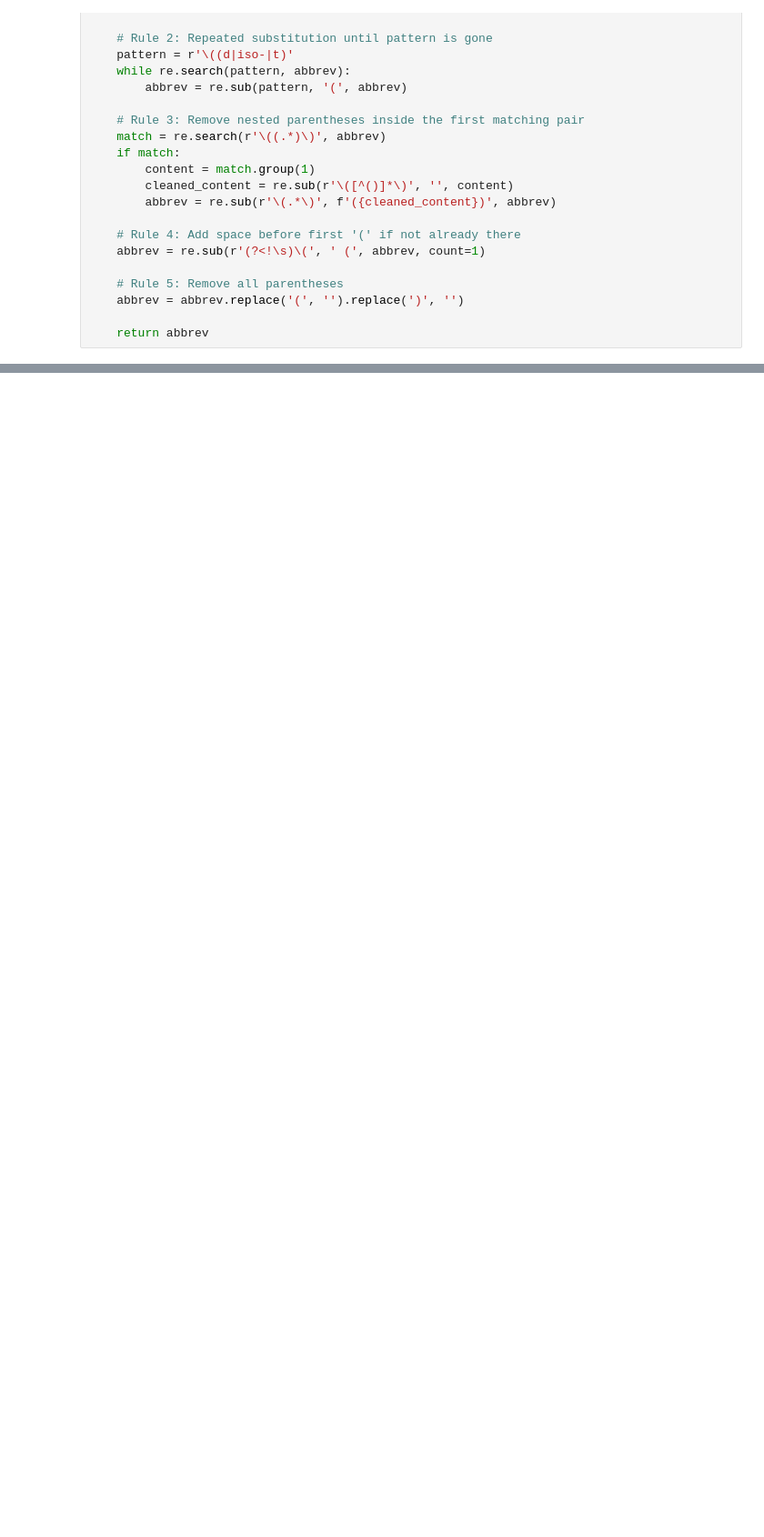
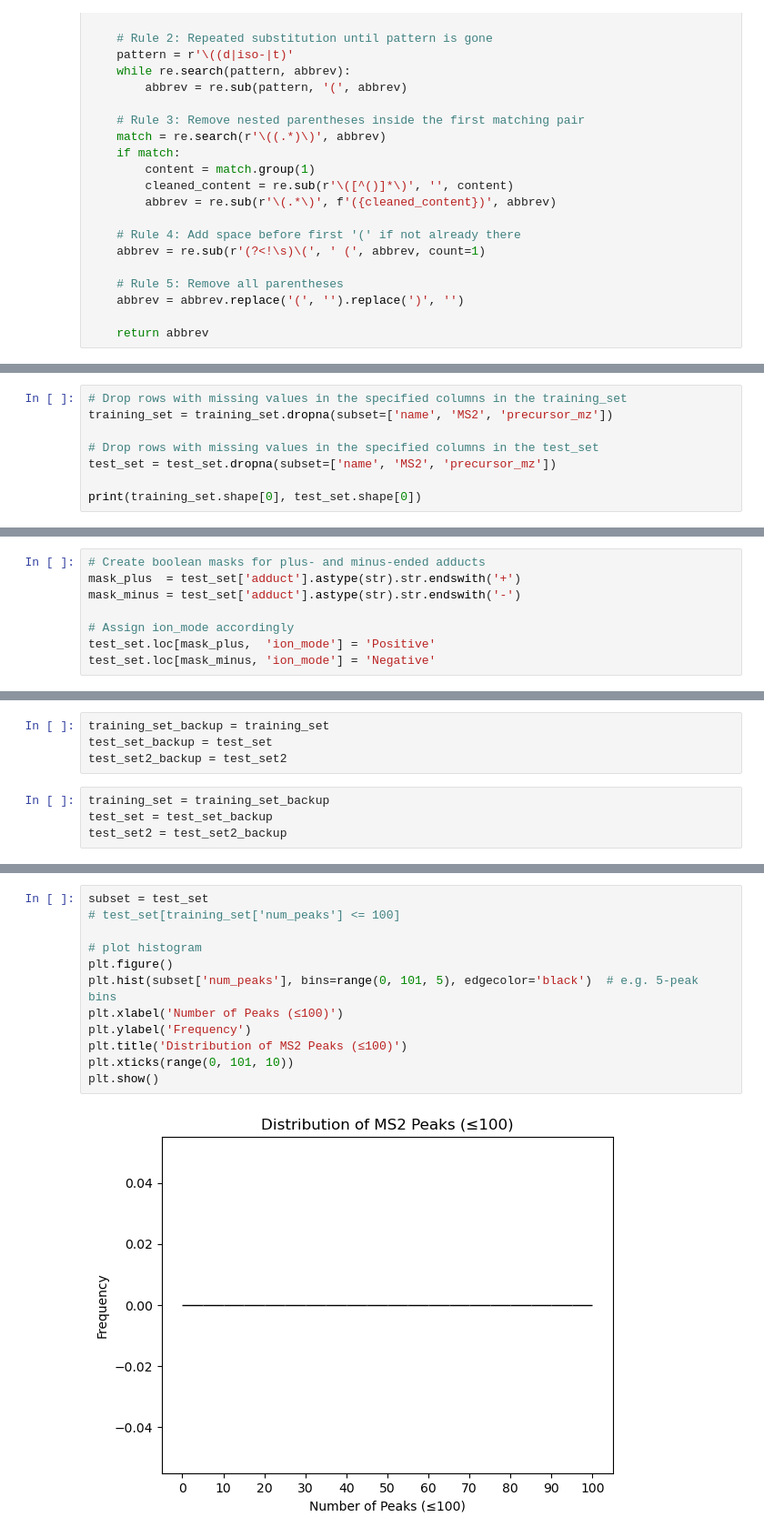
Before and after one commit to Bowen999/SLAM, a Jupyter notebook: datasets/only_lipid.ipynb, the cells around one changed output, grey strips where cells are left out. Shown: that part at 91% size. Saved outputs shown, nothing was run; the diff lists cells and outputs as text; blank space fills up the shorter version.

```diff
--- a/datasets/only_lipid.ipynb
+++ b/datasets/only_lipid.ipynb
@@ -221,0 +632,8 @@ merged_lipids.to_csv('gnps_massbank_mona.csv', index=False)
+# %%
+# Drop rows with missing values in the specified columns in the training_set
+training_set = training_set.dropna(subset=['name', 'MS2', 'precursor_mz'])
+
+# Drop rows with missing values in the specified columns in the test_set
+test_set = test_set.dropna(subset=['name', 'MS2', 'precursor_mz'])
+
+print(training_set.shape[0], test_set.shape[0])
@@ -221,0 +729,8 @@ merged_lipids.to_csv('gnps_massbank_mona.csv', index=False)
+# %%
+# Create boolean masks for plus‐ and minus‐ended adducts
+mask_plus  = test_set['adduct'].astype(str).str.endswith('+')
+mask_minus = test_set['adduct'].astype(str).str.endswith('-')
+
+# Assign ion_mode accordingly
+test_set.loc[mask_plus,  'ion_mode'] = 'Positive'
+test_set.loc[mask_minus, 'ion_mode'] = 'Negative'
@@ -221,0 +739,8 @@ merged_lipids.to_csv('gnps_massbank_mona.csv', index=False)
+# %%
+training_set_backup = training_set
+test_set_backup = test_set
+test_set2_backup = test_set2
+# %%
+training_set = training_set_backup
+test_set = test_set_backup
+test_set2 = test_set2_backup
@@ -221,0 +778,14 @@ merged_lipids.to_csv('gnps_massbank_mona.csv', index=False)
+# %%
+subset = test_set
+# test_set[training_set['num_peaks'] <= 100]
+
+# plot histogram
+plt.figure()
+plt.hist(subset['num_peaks'], bins=range(0, 101, 5), edgecolor='black')  # e.g. 5-peak bins
+plt.xlabel('Number of Peaks (≤100)')
+plt.ylabel('Frequency')
+plt.title('Distribution of MS2 Peaks (≤100)')
+plt.xticks(range(0, 101, 10))
+plt.show()
+# %% [output]
+[figure, added]
```
Also changed, not shown: parts of 123 cells of this notebook.
